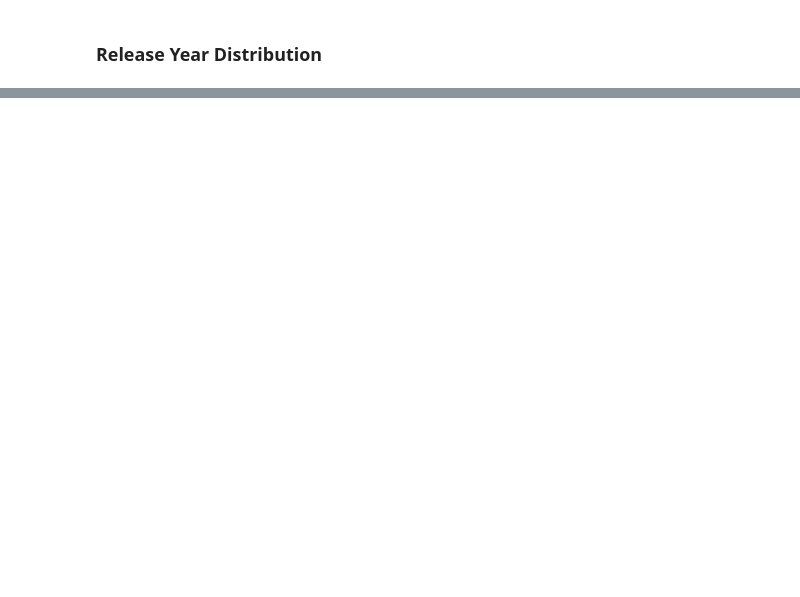
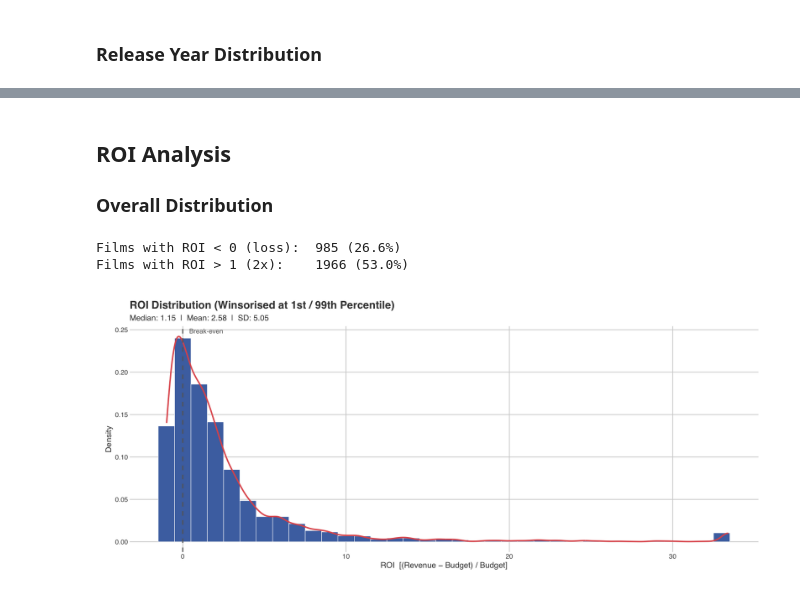
Before and after one commit to theoauyeung/Bayesian-Portfolio-Optimization-for-Studio-Film-Strategy, a Jupyter notebook: scripts/EDA/eda.ipynb, the cells around one changed output, grey strips where cells are left out. Cells and saved outputs as stored; diff of their text form; code cells hidden in the pictures; blank space fills up the shorter version.

```diff
--- a/scripts/EDA/eda.ipynb
+++ b/scripts/EDA/eda.ipynb
@@ -131,0 +134,30 @@ A spec_tbl_df: 4 × 2
+# %% [markdown]
+## ROI Analysis
+
+### Overall Distribution
+# %%
+options(repr.plot.width = 14, repr.plot.height = 6)
+
+ggplot(df, aes(x = roi)) +
+  geom_histogram(aes(y = after_stat(density)), binwidth = 1,
+                 fill = '#4C72B0', color = 'white', linewidth = 0.3) +
+  geom_density(color = '#E15759', linewidth = 1) +
+  geom_vline(xintercept = 0, linetype = 'dashed', color = 'grey40', linewidth = 0.8) +
+  annotate('text', x = 0.4, y = Inf, vjust = 1.5, hjust = 0,
+           label = 'Break-even', color = 'grey40', size = 3.5) +
+  labs(
+    title = 'ROI Distribution (Winsorised at 1st / 99th Percentile)',
+    subtitle = sprintf('Median: %.2f  |  Mean: %.2f  |  SD: %.2f',
+                       median(df$roi), mean(df$roi), sd(df$roi)),
+    x = 'ROI  [(Revenue − Budget) / Budget]',
+    y = 'Density'
+  )
+
+cat(sprintf('Films with ROI < 0 (loss):  %d (%.1f%%)\n',
+            sum(df$roi < 0), 100 * mean(df$roi < 0)))
+cat(sprintf('Films with ROI > 1 (2x):    %d (%.1f%%)\n',
+            sum(df$roi > 1), 100 * mean(df$roi > 1)))
+# %% [output]
+Films with ROI < 0 (loss):  985 (26.6%)
+Films with ROI > 1 (2x):    1966 (53.0%)
+[figure, added]
```
Also changed, not shown: parts of 23 cells of this notebook, 1 other file.
